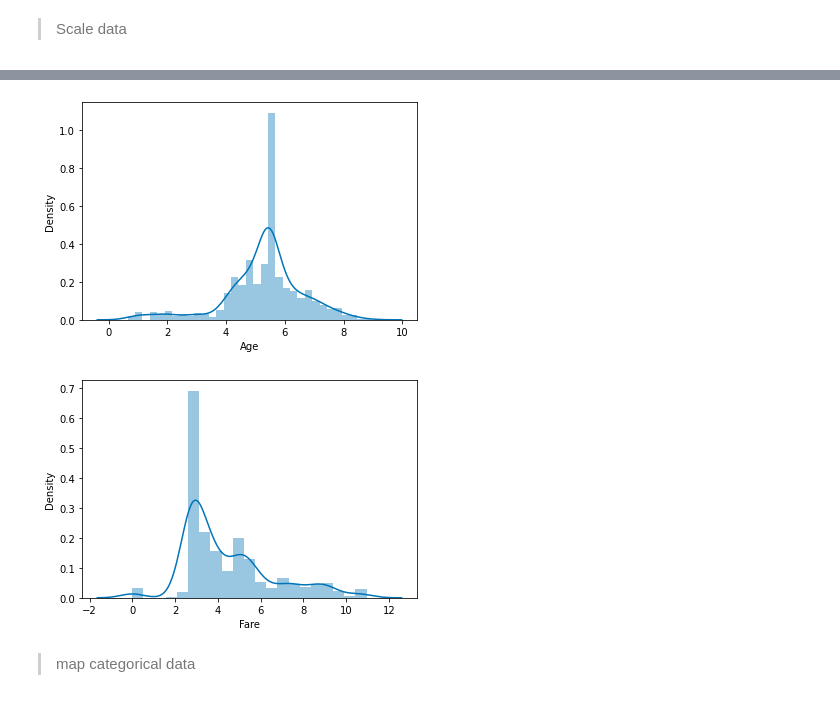
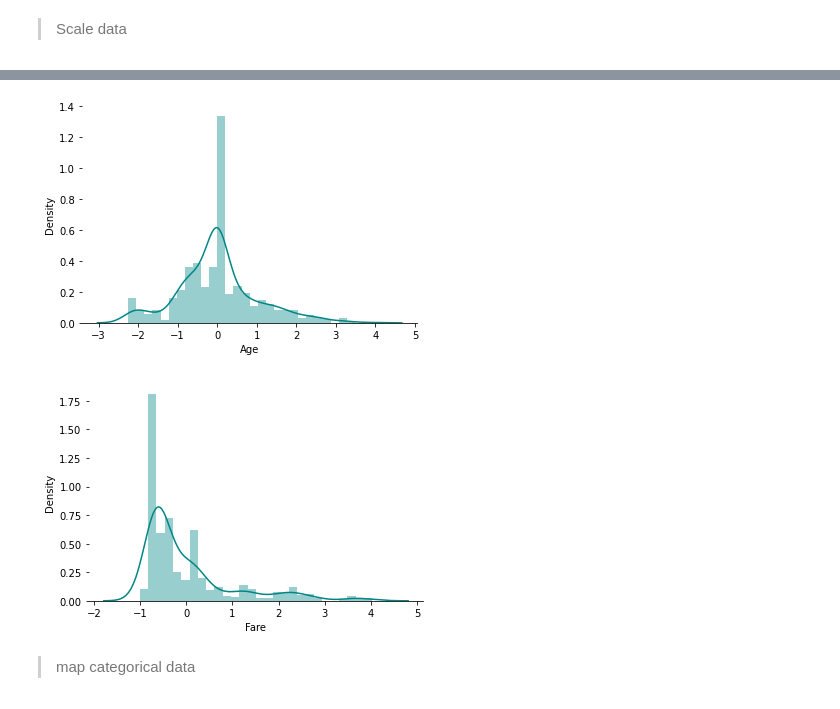
Before and after one commit to ahmed-2001M/Play_wIth_DatA-, a Jupyter notebook: Titanic1/fun.ipynb, the cells around one changed output, grey strips where cells are left out. Cells and saved outputs as stored; diff of their text form; code cells hidden in the pictures.

```diff
--- a/Titanic1/fun.ipynb
+++ b/Titanic1/fun.ipynb
@@ -201,0 +147,15 @@ __observations__
+# %%
+def info(i):
+    res = train_data.groupby([i,'Survived'])['Survived'].count()
+    ans = pd.DataFrame(res)
+    ans['sum'] = ans.groupby(i).transform(sum)
+
+    display(Markdown('<h2 style="color: #F48668"> Observations </h2>'))
+    for i in ans.index:
+        percentage = round(ans.loc[i].values[0] / ans.loc[i,'sum']*100,2)
+        type_percentage = round(ans.loc[i,'sum'] / train_data.__len__() *100,2)
+        display(Markdown(f'- <span style="color: #B2BD7E "> percentage of {i[1]} {i[0]} is  {percentage}%  from  {type_percentage}% .</span>'))
+# %%
+for i in ['Sex', 'Pclass', 'SibSp', 'Embarked']:
+    plot(i)
+    info(i)
@@ -303,3 +269,3 @@ train_data.describe()
-# %%
-train_data[['Age', 'Fare']] = np.sqrt(train_data[['Age', 'Fare']])
-test_data[['Age', 'Fare']] = np.sqrt(test_data[['Age', 'Fare']])
+# %%
+for i in num:
+    train_data[i]= (train_data[i]-train_data[i].mean())/train_data[i].std()
@@ -306,10 +284,11 @@ test_data[['Age', 'Fare']] = np.sqrt(test_data[['Age', 'Fare']])
 # %%
 for i in num:
-    sns.distplot(train_data[i], color='#0074B7')
-    plt.show()
+        sns.distplot(train_data[i], color="#008585")
+        sns.despine(left=True)
+        plt.show()
 # %% [output]
-[figure, old version]
+[figure, new version]
-[figure, old version]
+[figure, new version]
 # %% [markdown]
 > map categorical data
 # %%
```
Also changed, not shown: parts of 34 cells of this notebook.
